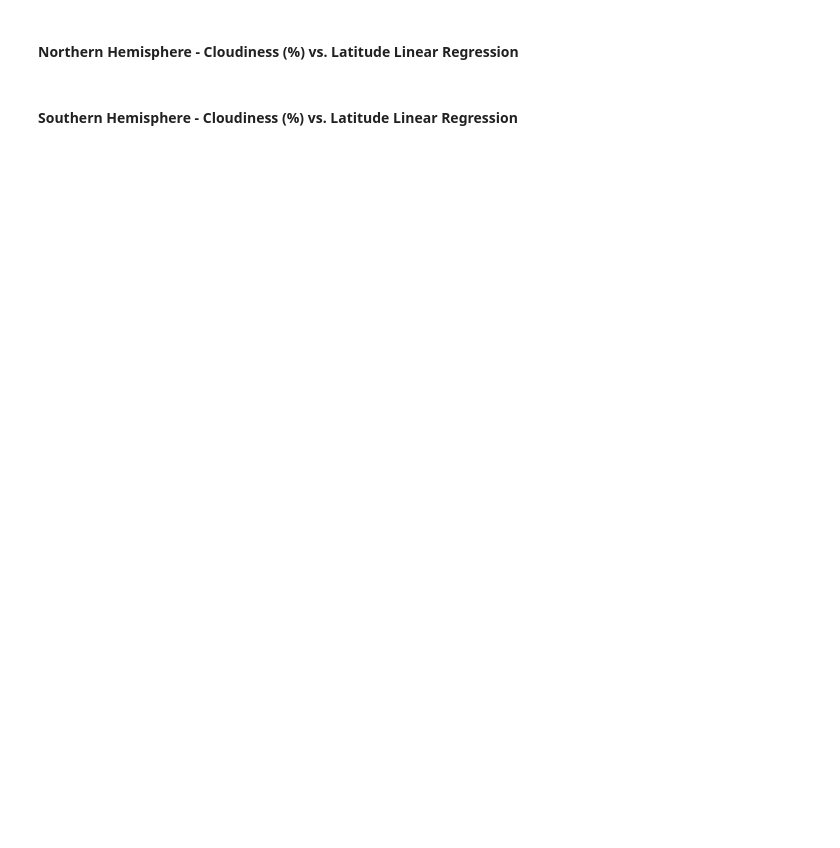
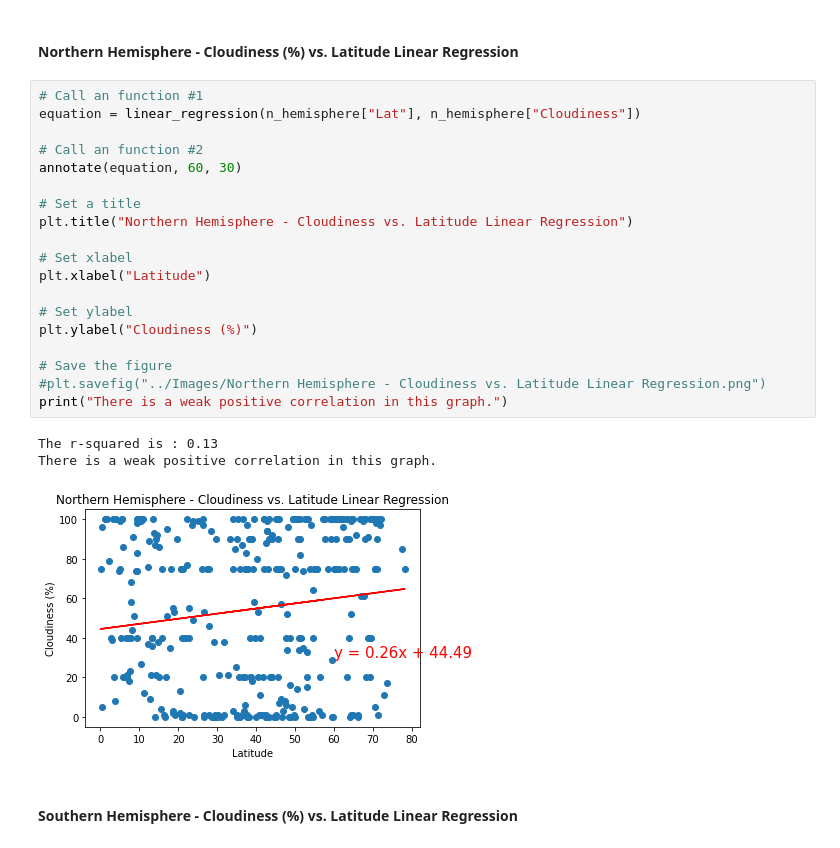
Before and after one commit to Tman2111/api_homework, a Jupyter notebook: Instructions/starter_code/WeatherPy.ipynb, the cells around one changed output. Cells and saved outputs as stored; diff of their text form; blank space fills up the shorter version.

```diff
--- a/Instructions/starter_code/WeatherPy.ipynb
+++ b/Instructions/starter_code/WeatherPy.ipynb
@@ -388,4 +459,27 @@ The r-squared is : -0.88
 # %% [markdown]
 ####  Northern Hemisphere - Cloudiness (%) vs. Latitude Linear Regression
+# %%
+# Call an function #1
+equation = linear_regression(n_hemisphere["Lat"], n_hemisphere["Cloudiness"])
+
+# Call an function #2
+annotate(equation, 60, 30)
+
+# Set a title
+plt.title("Northern Hemisphere - Cloudiness vs. Latitude Linear Regression")
+
+# Set xlabel
+plt.xlabel("Latitude")
+
+# Set ylabel
+plt.ylabel("Cloudiness (%)")
+
+# Save the figure
+#plt.savefig("../Images/Northern Hemisphere - Cloudiness vs. Latitude Linear Regression.png")
+print("There is a weak positive correlation in this graph.")
+# %% [output]
+The r-squared is : 0.13
+There is a weak positive correlation in this graph.
+[figure, added]
 # %% [markdown]
 ####  Southern Hemisphere - Cloudiness (%) vs. Latitude Linear Regression
```
Also changed, not shown: parts of 7 cells of this notebook, 10 other files.
